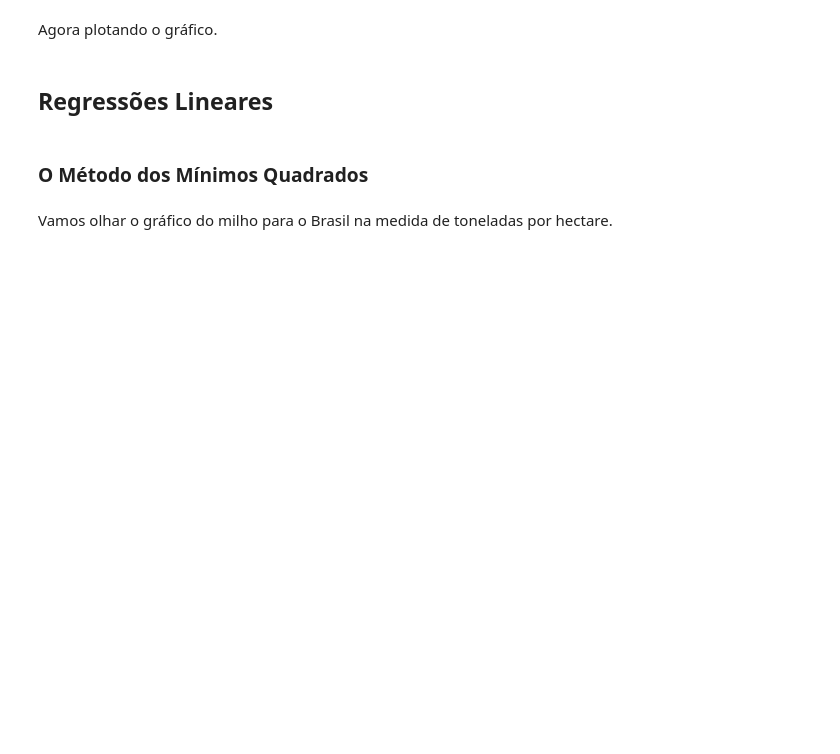
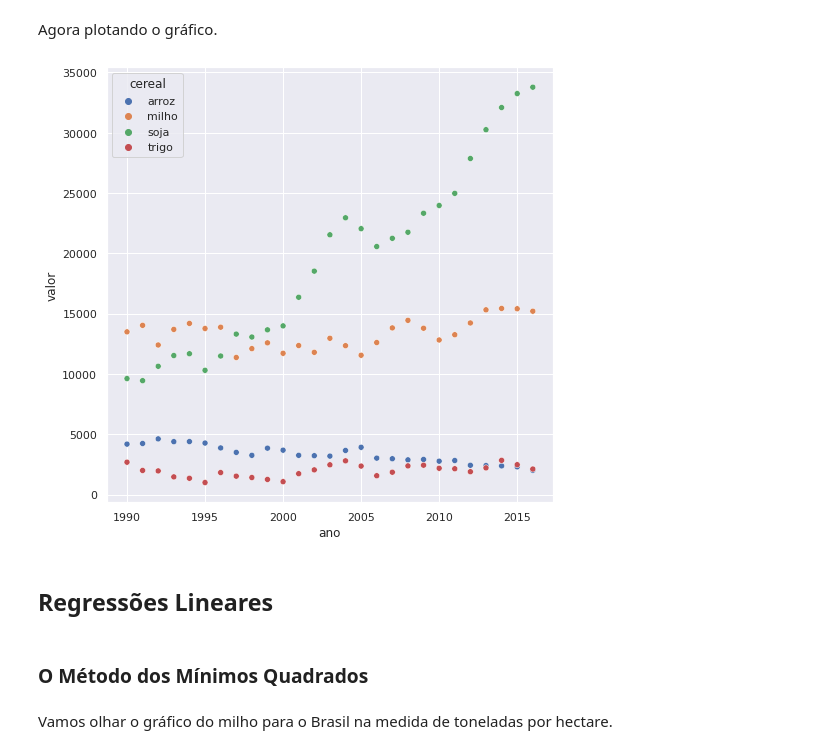
Before and after one commit to FilipeLima/Intro-Pandas, a Jupyter notebook: Workshop.ipynb, the cells around one changed output. Cells and saved outputs as stored; diff of their text form; code cells hidden in the pictures; blank space fills up the shorter version.

```diff
--- a/Workshop.ipynb
+++ b/Workshop.ipynb
@@ -756,3 +1060,7 @@ Tentaremos comparar percentualmente e utilizaremos o método .concat().
 Utilizaremos o [Banco de dados da OCDE](https://data.oecd.org/agroutput/crop-production.htm) sobre safras de arroz, milho, soja e trigo anual em alguns países. Mais informações no [Kaggle](https://www.kaggle.com/vagifa/worldwide-crop-production).
 # %% [markdown]
 ## Colheita anual
+# %%
+#Ler o arquivo de colheita
+crop = pd.read_csv("worldwide_crop_consumption.csv")
+crop
@@ -759,2 +1081,8 @@ Utilizaremos o [Banco de dados da OCDE](https://data.oecd.org/agroutput/crop-pro
 # %% [markdown]
 Vamos analisar as variáveis.
+# %%
+for i in range(4):
+    print(crop.iloc[:,i].unique())
+
+print(crop.dtypes)
+print(crop.columns)
@@ -773,2 +1133,6 @@ crop
 # %% [markdown]
 Agora vamos tranformar os objetos em variáveis categóricas.
+# %%
+for i in ['pais','cereal','medida']:
+    crop[i]=crop[i].astype('category')
+crop.dtypes
@@ -775,2 +1146,8 @@ Agora vamos tranformar os objetos em variáveis categóricas.
 # %% [markdown]
 Vamos ver o gráfico dessas variáveis para o Brasil. Primeiro, filtrando o dataset. Aproveitar para inserir variáveis em um .query().
+# %%
+medida='Milhares de Hectares'
+pais='Brasil'
+#Vamos utilizar a @ para passar a variável dentro do query
+brasil=crop.query('pais==@pais & medida==@medida & ano<2017')
+brasil
@@ -777,5 +1168,12 @@ Vamos ver o gráfico dessas variáveis para o Brasil. Primeiro, filtrando o data
 # %% [markdown]
 Agora plotando o gráfico.
+# %%
+plt.figure(figsize=(8,8))
+sns.set_theme()
+sns.scatterplot(x='ano',y='valor',data=brasil,hue='cereal')
+plt.show()
+# %% [output]
+[figure, added]
 # %% [markdown]
 ## Regressões Lineares
 # %% [markdown]
```
Also changed, not shown: parts of 37 cells of this notebook.
